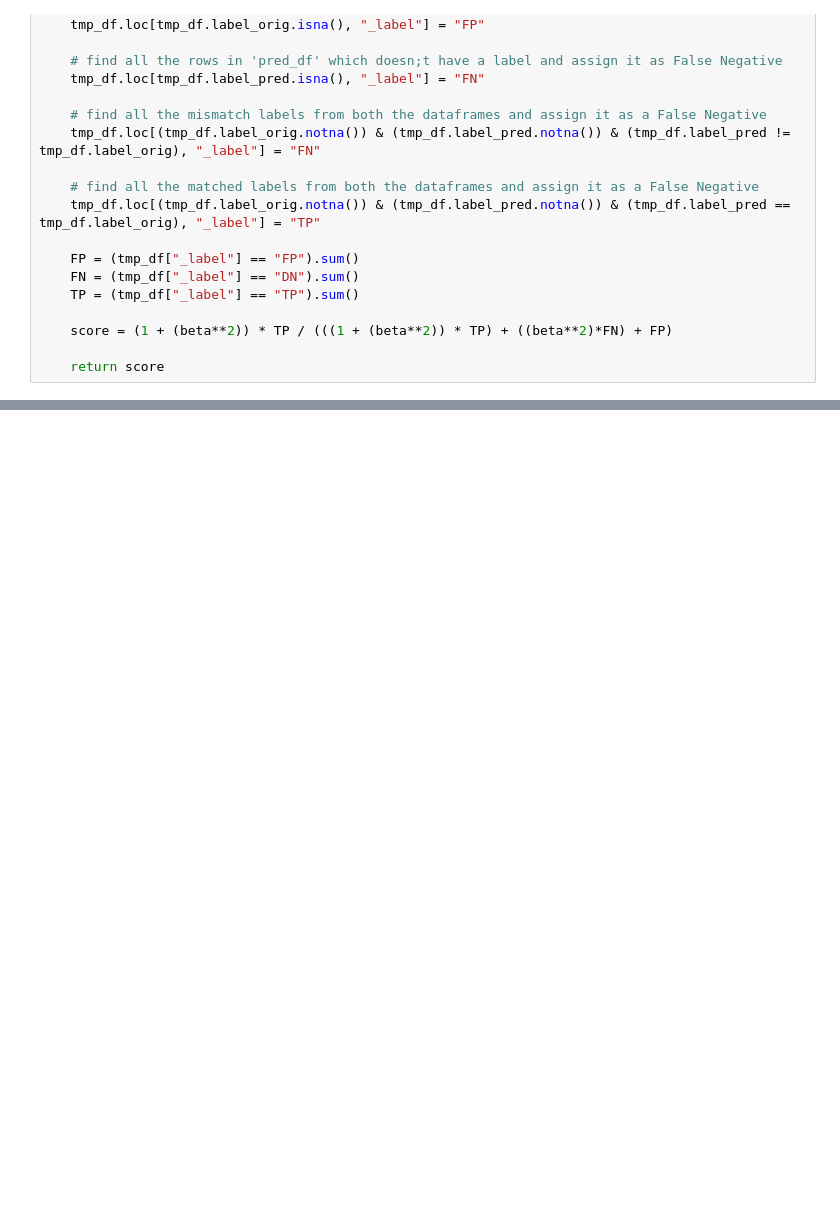
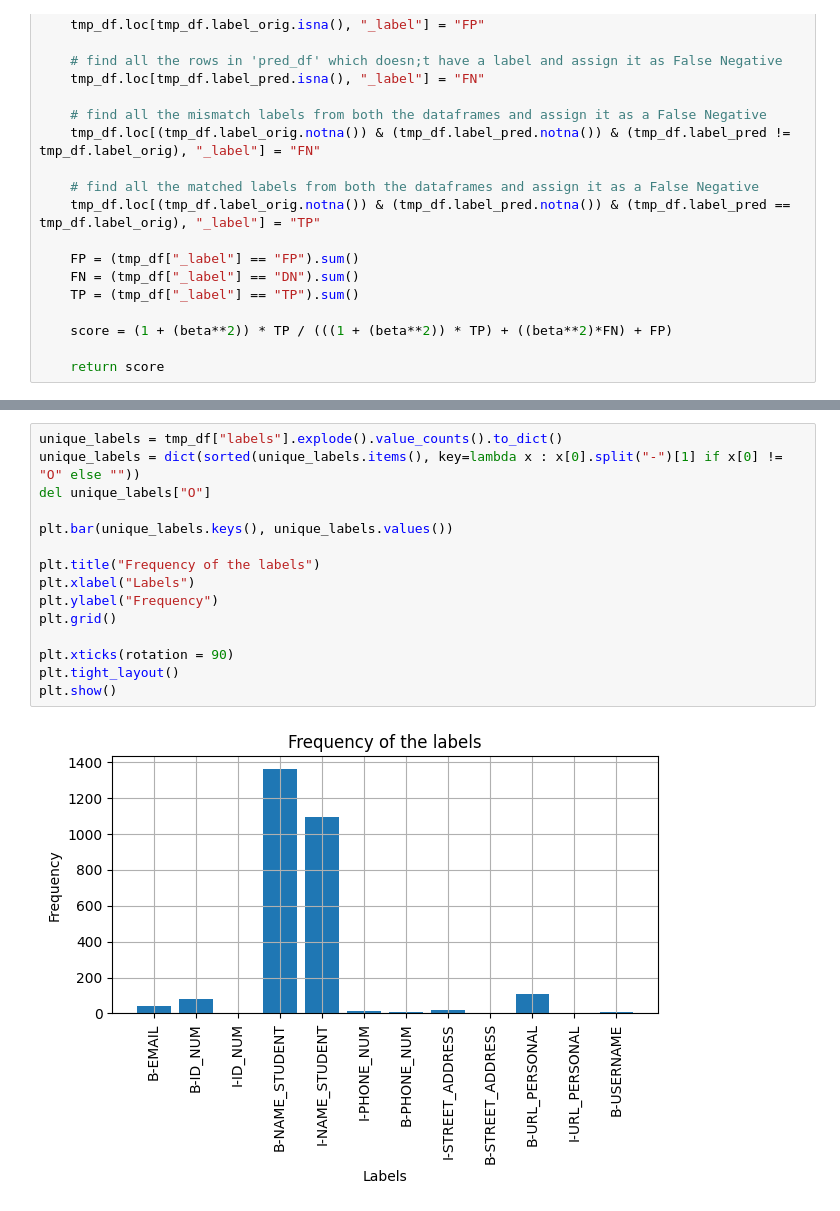
Before and after one commit to aditya-29/PII-Detection, a Jupyter notebook: pii detection.ipynb, the cells around one changed output, grey strips where cells are left out. Cells and saved outputs as stored; diff of their text form; blank space fills up the shorter version.

```diff
--- a/pii detection.ipynb
+++ b/pii detection.ipynb
@@ -80,0 +123,17 @@ def fbeta_score(pred_df: pd.DataFrame, orig_df: pd.DataFrame, beta=5) -> float:
+# %%
+unique_labels = tmp_df["labels"].explode().value_counts().to_dict()
+unique_labels = dict(sorted(unique_labels.items(), key=lambda x : x[0].split("-")[1] if x[0] != "O" else ""))
+del unique_labels["O"]
+
+plt.bar(unique_labels.keys(), unique_labels.values())
+
+plt.title("Frequency of the labels")
+plt.xlabel("Labels")
+plt.ylabel("Frequency")
+plt.grid()
+
+plt.xticks(rotation = 90)
+plt.tight_layout()
+plt.show()
+# %% [output]
+[figure, added]
```
Also changed, not shown: parts of 37 cells of this notebook.
